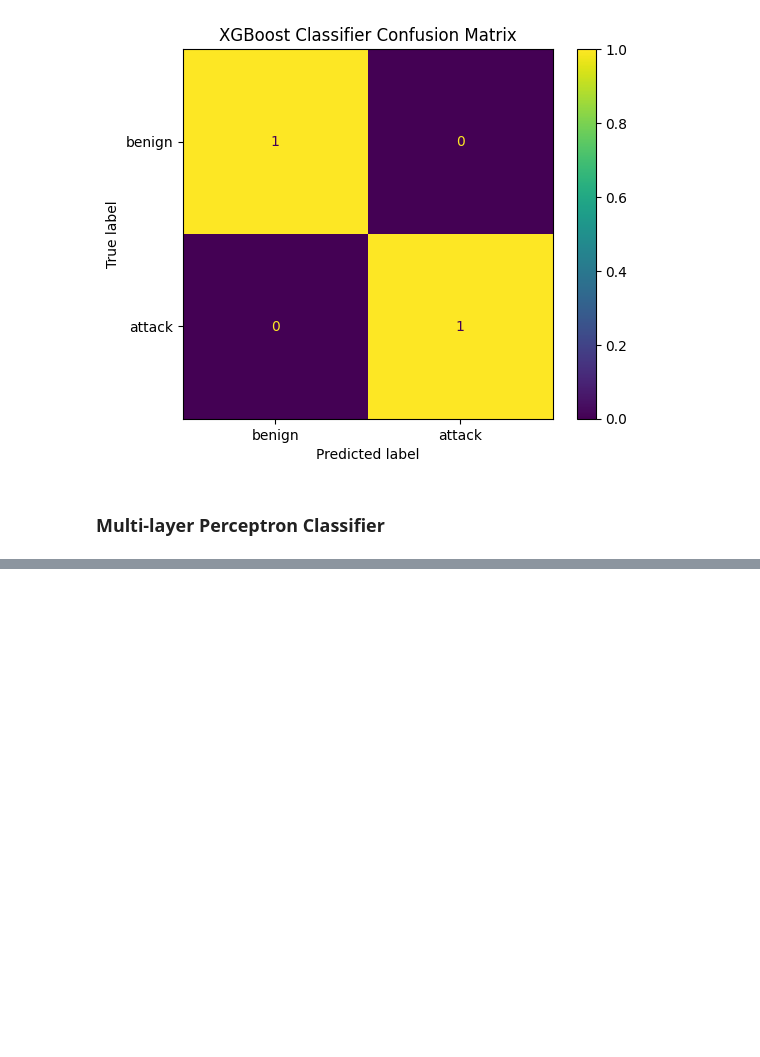
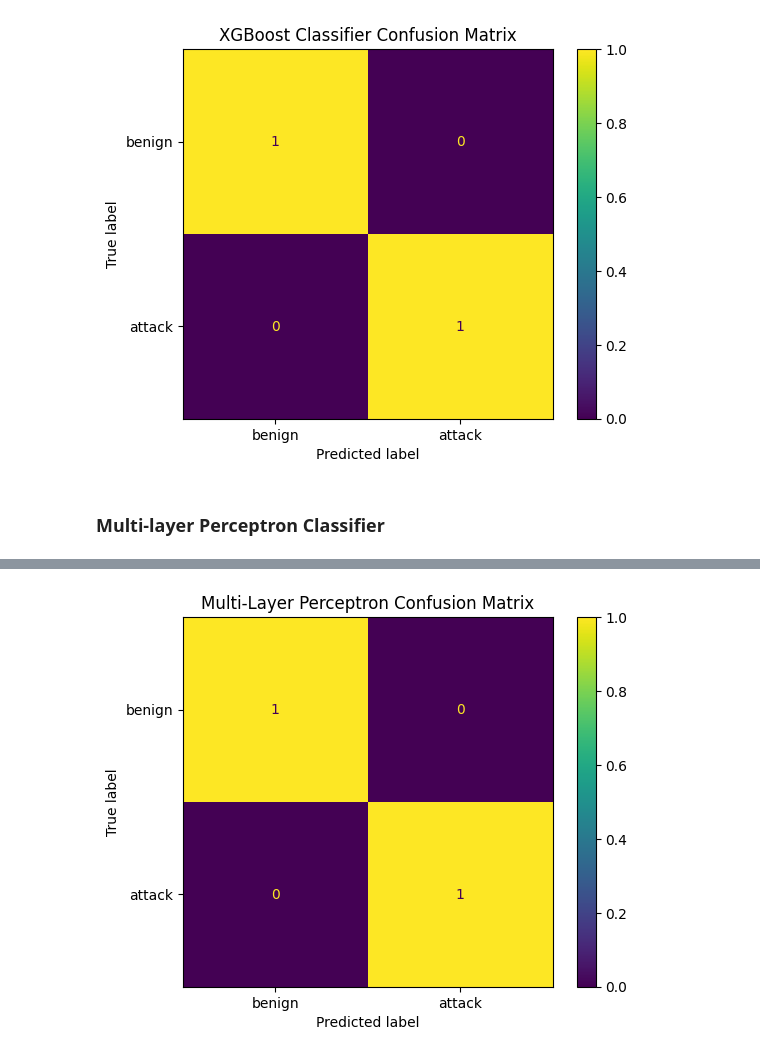
Before and after one commit to Bast-94/CYBERML-Project, a Jupyter notebook: cyber-ml.ipynb, the cells around one changed output, grey strips where cells are left out. Drawn from its saved outputs; the diff is of its cells as text; code cells hidden in the pictures; blank space fills up the shorter version.

Commit message:
classification: Added Multi Layer Perceptron classifier

```diff
--- a/cyber-ml.ipynb
+++ b/cyber-ml.ipynb
@@ -242,0 +241,13 @@ confusion_matrix_plot(y_test, y_pred, 'XGBoost Classifier Confusion Matrix')
+# %%
+mlp = MLPClassifier(
+    hidden_layer_sizes=(256, 256),
+    batch_size=32,
+    learning_rate='adaptive',
+    random_state=42,
+    early_stopping=True
+)
+
+mlp.fit(X_train, y_train)
+
+y_pred = mlp.predict(X_test)
+print(classification_report(y_test, y_pred))
@@ -242,0 +263,4 @@ confusion_matrix_plot(y_test, y_pred, 'XGBoost Classifier Confusion Matrix')
+# %%
+confusion_matrix_plot(y_test, y_pred, 'Multi-Layer Perceptron Confusion Matrix')
+# %% [output]
+[figure, added]
```
Also changed, not shown: parts of 2 cells of this notebook.
